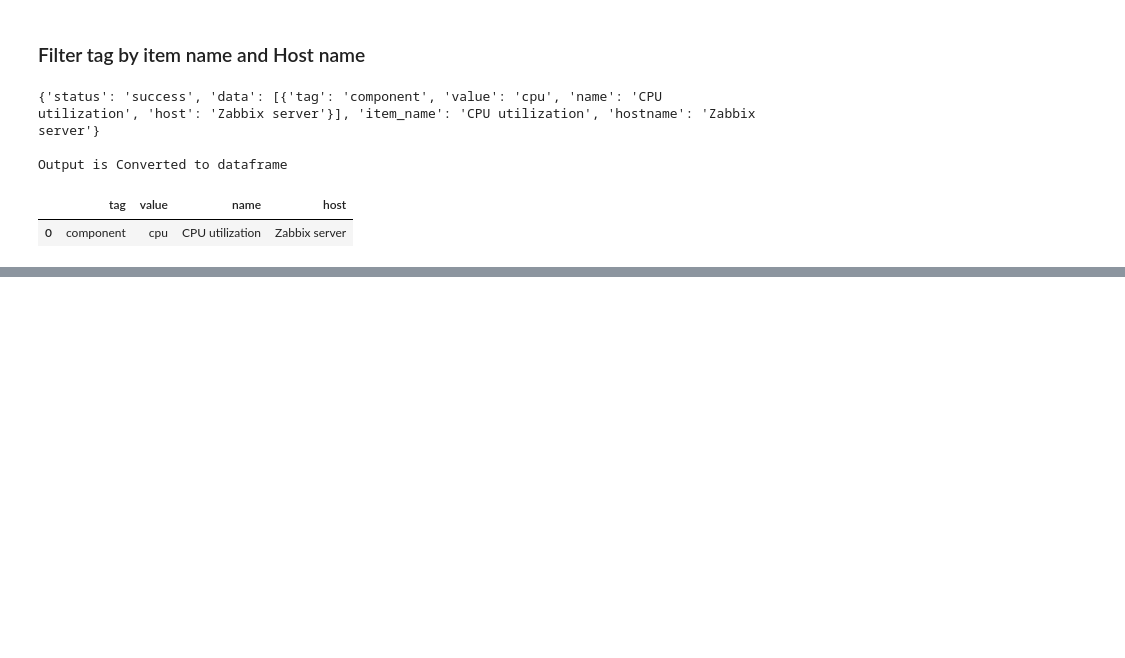
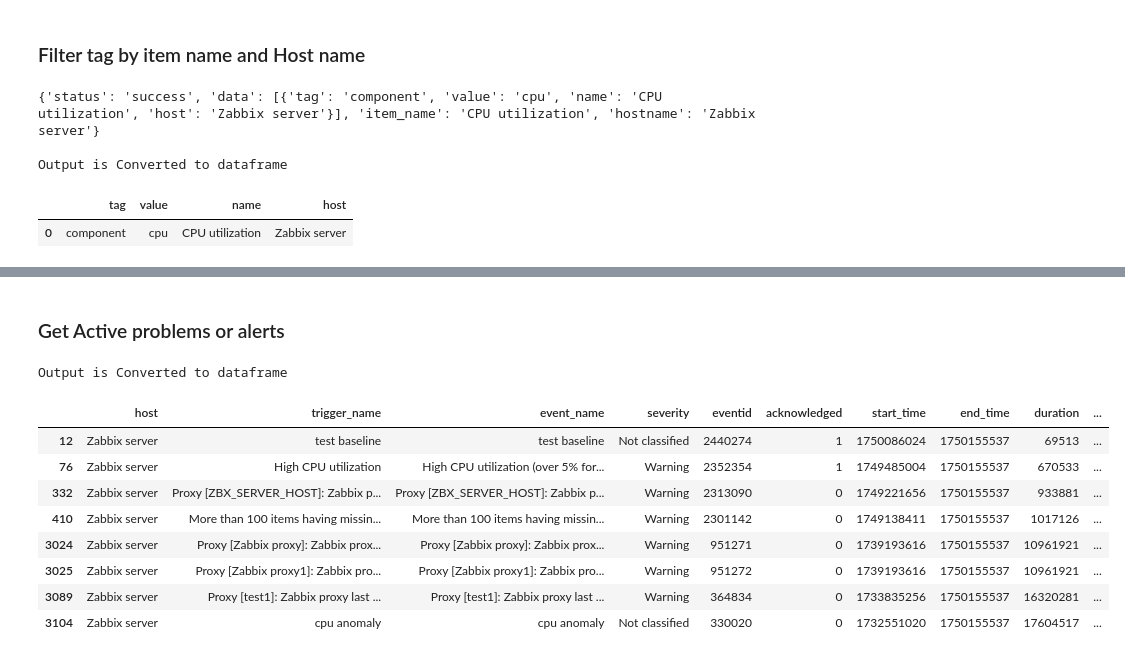
Before and after one commit to Kartik240803/zabbix, a Jupyter notebook: lib_tester.ipynb, the cells around one changed output, grey strips where cells are left out. Drawn from its saved outputs; the diff is of its cells as text; code cells hidden in the pictures; blank space fills up the shorter version.

```diff
--- a/lib_tester.ipynb
+++ b/lib_tester.ipynb
@@ -317,0 +343,22 @@ Output is Converted to dataframe
+# %% [markdown]
+### Get Active problems or alerts
+# %%
+result = zbx.get_alerts(
+    hostname=hostname
+)
+result
+print("\nOutput is Converted to dataframe")
+d = pd.DataFrame(result)
+filtered_df = d[pd.isna(d['recovery_eventid'])]
+filtered_df
+# %% [output]
+Output is Converted to dataframe
+|  | host | trigger_name | event_name | severity | eventid | acknowledged | start_time | end_time | duration | ... |
+| 12 | Zabbix server | test baseline | test baseline | Not classified | 2440274 | 1 | 1750086024 | 1750155537 | 69513 | ... |
+| 76 | Zabbix server | High CPU utilization | High CPU utilization (over 5% for... | Warning | 2352354 | 1 | 1749485004 | 1750155537 | 670533 | ... |
+| 332 | Zabbix server | Proxy [ZBX_SERVER_HOST]: Zabbix p... | Proxy [ZBX_SERVER_HOST]: Zabbix p... | Warning | 2313090 | 0 | 1749221656 | 1750155537 | 933881 | ... |
+| 410 | Zabbix server | More than 100 items having missin... | More than 100 items having missin... | Warning | 2301142 | 0 | 1749138411 | 1750155537 | 1017126 | ... |
+| 3024 | Zabbix server | Proxy [Zabbix proxy]: Zabbix prox... | Proxy [Zabbix proxy]: Zabbix prox... | Warning | 951271 | 0 | 1739193616 | 1750155537 | 10961921 | ... |
+| 3025 | Zabbix server | Proxy [Zabbix proxy1]: Zabbix pro... | Proxy [Zabbix proxy1]: Zabbix pro... | Warning | 951272 | 0 | 1739193616 | 1750155537 | 10961921 | ... |
+| 3089 | Zabbix server | Proxy [test1]: Zabbix proxy last ... | Proxy [test1]: Zabbix proxy last ... | Warning | 364834 | 0 | 1733835256 | 1750155537 | 16320281 | ... |
+| 3104 | Zabbix server | cpu anomaly | cpu anomaly | Not classified | 330020 | 0 | 1732551020 | 1750155537 | 17604517 | ... |
```
Also changed, not shown: parts of 18 cells of this notebook, 1 other file.
